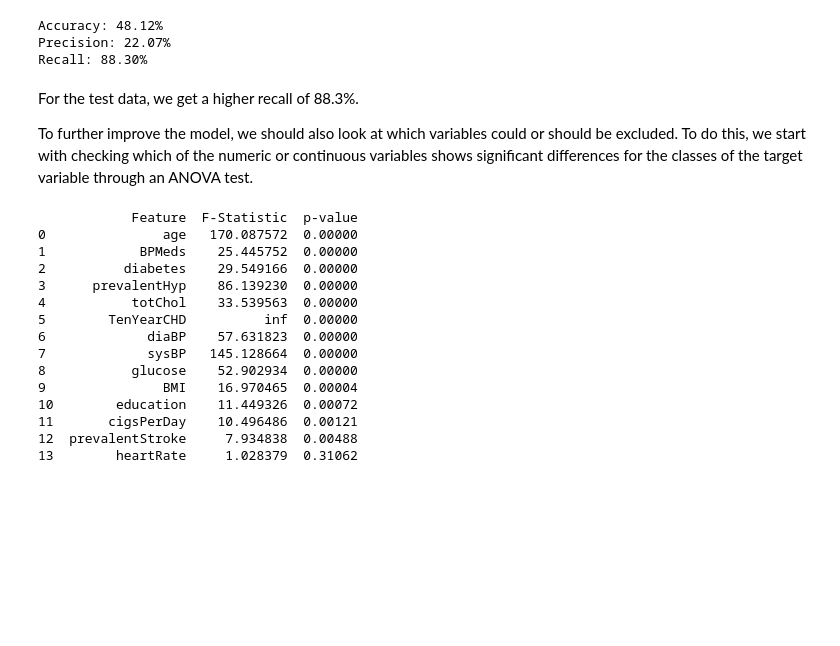
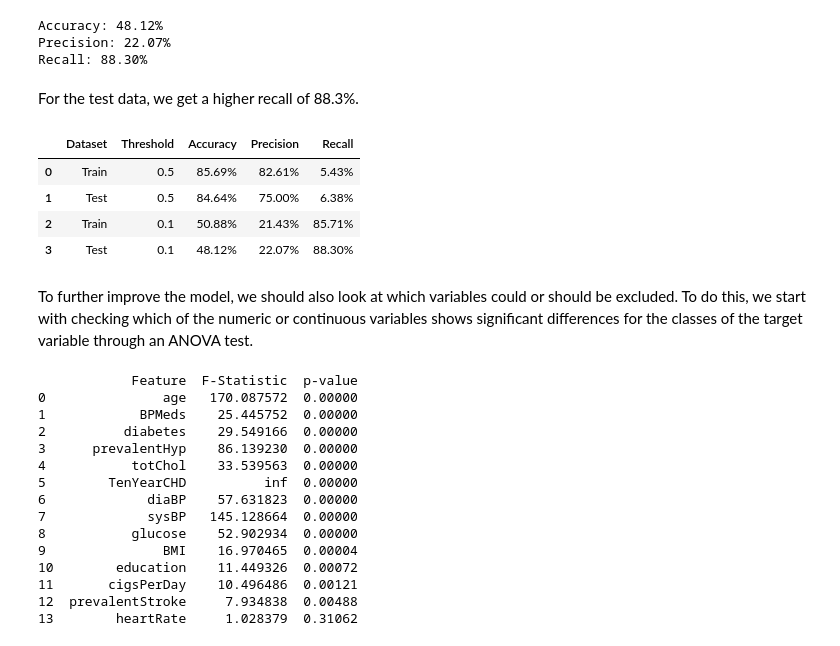
Before and after one commit to lisa-schnei/Logistic-regression-machine-learning-project, a Jupyter notebook: regression-cardiovascular-disease.ipynb, the cells around one changed output. Cells and saved outputs as stored; diff of their text form; code cells hidden in the pictures; blank space fills up the shorter version.

```diff
--- a/regression-cardiovascular-disease.ipynb
+++ b/regression-cardiovascular-disease.ipynb
@@ -559,0 +555,20 @@ On the test data, our recall is slightly better at 6.38%, while overall accuracy
+# %%
+results_df = pd.DataFrame(columns=['Dataset', 'Threshold', 'Accuracy', 'Precision', 'Recall'])
+row1 = {
+    'Dataset': 'Train',
+    'Threshold': 0.5,
+    'Accuracy': '85.69%',
+    'Precision': '82.61%',
+    'Recall': '5.43%'
+}
+results_df = pd.concat([results_df, pd.DataFrame([row1])], ignore_index=True)
+row2 = {
+    'Dataset': 'Test',
+    'Threshold': 0.5,
+    'Accuracy': '84.64%',
+    'Precision': '75.00%',
+    'Recall': '6.38%'
+}
+results_df = pd.concat([results_df, pd.DataFrame([row2])], ignore_index=True)
+
+results_df
@@ -571,9 +607,26 @@ predict_and_plot(X_test, y_test, model, threshold=0.1, name='Test 0.1 Treshold')
 Accuracy: 48.12%
 Precision: 22.07%
 Recall: 88.30%
+# %% [markdown]
+For the test data, we get a higher recall of 88.3%.
+# %%
+row4 = {
+    'Dataset': 'Test',
+    'Threshold': 0.1,
+    'Accuracy': '48.12%',
+    'Precision': '22.07%',
+    'Recall': '88.30%'
+}
+results_df = pd.concat([results_df, pd.DataFrame([row4])], ignore_index=True)
+
+results_df
+# %% [output]
+|  | Dataset | Threshold | Accuracy | Precision | Recall |
+| 0 | Train | 0.5 | 85.69% | 82.61% | 5.43% |
+| 1 | Test | 0.5 | 84.64% | 75.00% | 6.38% |
+| 2 | Train | 0.1 | 50.88% | 21.43% | 85.71% |
+| 3 | Test | 0.1 | 48.12% | 22.07% | 88.30% |
 # %% [markdown]
-For the test data, we get a higher recall of 88.3%.
-
 To further improve the model, we should also look at which variables could or should be excluded. To do this, we start with checking which of the numeric or continuous variables shows significant differences for the classes of the target variable through an ANOVA test.
 # %%
 f_values, p_values = f_classif(df_clean[numeric_cols], y)
```
Also changed, not shown: parts of 12 cells of this notebook.
